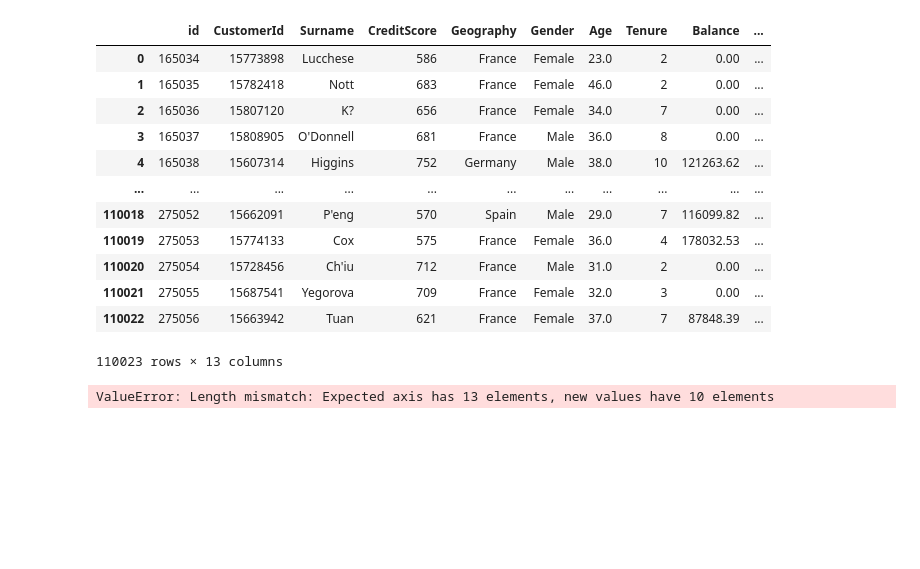
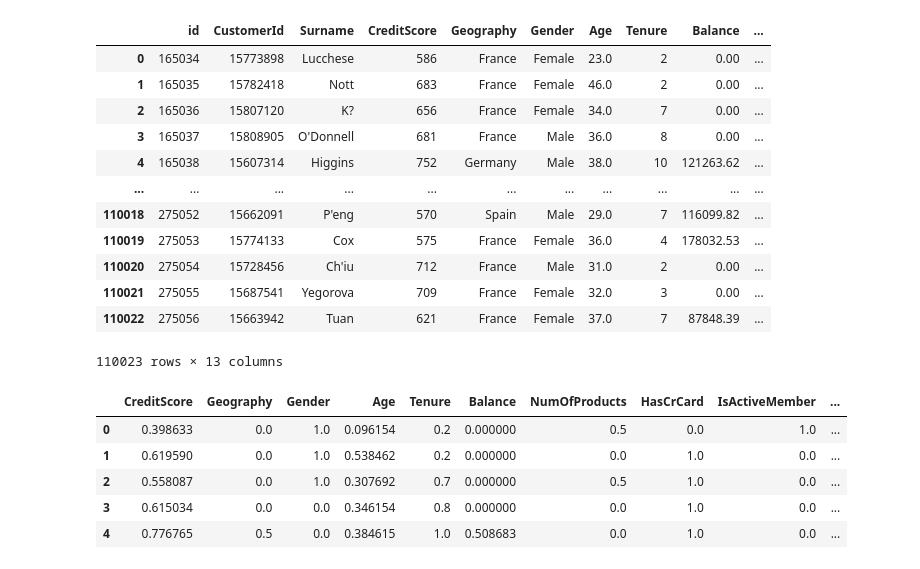
Before and after one commit to OliverWONG-MsC-EEE/COMP5511_Project, a Jupyter notebook: training_v2.ipynb, the cells around one changed output. Cells and saved outputs as stored; diff of their text form; code cells hidden in the pictures; blank space fills up the shorter version.

```diff
--- a/training_v2.ipynb
+++ b/training_v2.ipynb
@@ -256,23 +256,28 @@ df_test
 # %%
 #Read test data
 source_path = "5. Binary Classification with a Bank Churn Dataset/test.csv"
 df_test = pd.read_csv(source_path)
 
 #Mapping gender and geography to numeric values
 df_process_test = df_test
 df_process_test['Gender'].replace({'Male': 0, 'Female': 1},inplace=True)
 df_process_test['Geography'].replace({'France': 0, 'Germany': 1,'Spain':2},inplace=True)
 
 #standardlization
 df_z_test = z_scaler.transform(df_process_test.drop(columns=['id','CustomerId','Surname']))
 #normalization
 df_norm_test = minmax_scaler.transform(df_z_test)
 
 #Convert to dataframe
-df_processed_test = pd.DataFrame(df_test)
+df_processed_test = pd.DataFrame(df_norm_test)
 df_processed_test.columns = column_labels
 df_processed_test.head()
 # %% [output]
-ValueError: Length mismatch: Expected axis has 13 elements, new values have 10 elements
+|  | CreditScore | Geography | Gender | Age | Tenure | Balance | NumOfProducts | HasCrCard | IsActiveMember | ... |
+| 0 | 0.398633 | 0.0 | 1.0 | 0.096154 | 0.2 | 0.000000 | 0.5 | 0.0 | 1.0 | ... |
+| 1 | 0.619590 | 0.0 | 1.0 | 0.538462 | 0.2 | 0.000000 | 0.0 | 1.0 | 0.0 | ... |
+| 2 | 0.558087 | 0.0 | 1.0 | 0.307692 | 0.7 | 0.000000 | 0.5 | 1.0 | 0.0 | ... |
+| 3 | 0.615034 | 0.0 | 0.0 | 0.346154 | 0.8 | 0.000000 | 0.0 | 1.0 | 0.0 | ... |
+| 4 | 0.776765 | 0.5 | 0.0 | 0.384615 | 1.0 | 0.508683 | 0.0 | 1.0 | 0.0 | ... |
 # %%
 #Predict labels
```
Also changed, not shown: parts of 2 cells of this notebook.
